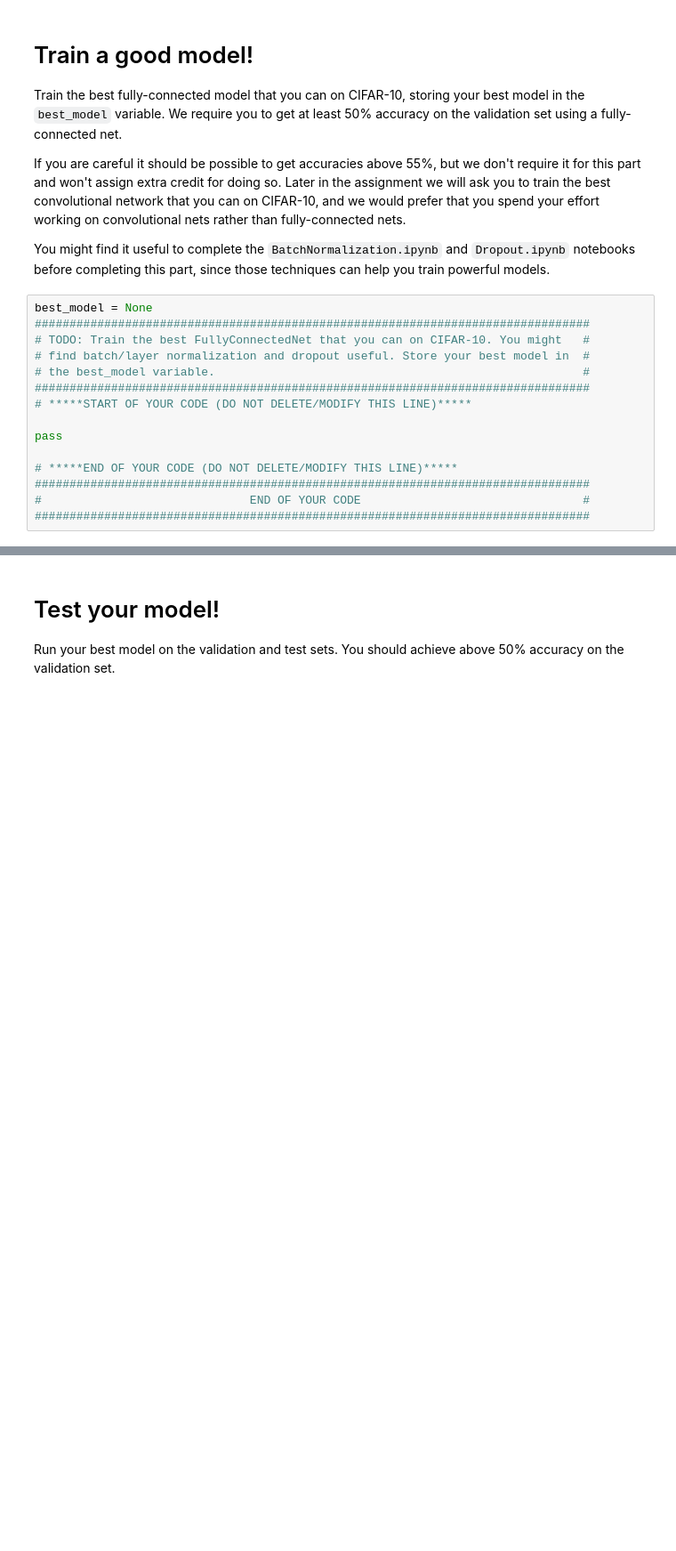
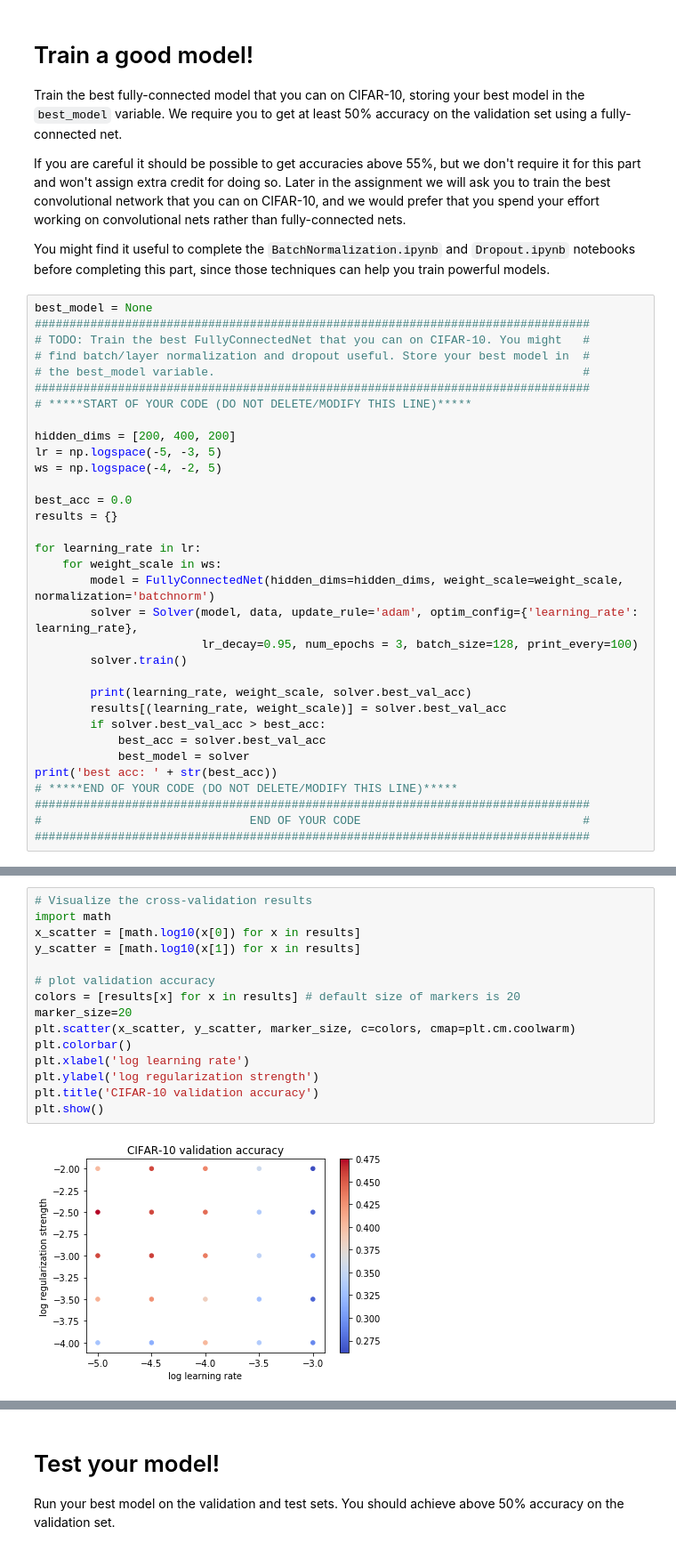
Before and after one commit to Becomebright/CS231n, a Jupyter notebook: assignment2/FullyConnectedNets.ipynb, the cells around one changed output, grey strips where cells are left out. Shown: that part at 89% size. Cells and saved outputs as stored; diff of their text form; blank space fills up the shorter version.

```diff
--- a/assignment2/FullyConnectedNets.ipynb
+++ b/assignment2/FullyConnectedNets.ipynb
@@ -721,8 +823,26 @@ best_model = None
 ################################################################################
 # *****START OF YOUR CODE (DO NOT DELETE/MODIFY THIS LINE)*****
 
-pass
+hidden_dims = [200, 400, 200]
+lr = np.logspace(-5, -3, 5)
+ws = np.logspace(-4, -2, 5)
 
+best_acc = 0.0
+results = {}
+
+for learning_rate in lr:
+    for weight_scale in ws:
+        model = FullyConnectedNet(hidden_dims=hidden_dims, weight_scale=weight_scale, normalization='batchnorm')
+        solver = Solver(model, data, update_rule='adam', optim_config={'learning_rate': learning_rate},
+                        lr_decay=0.95, num_epochs = 3, batch_size=128, print_every=100)
+        solver.train()
+
+        print(learning_rate, weight_scale, solver.best_val_acc)
+        results[(learning_rate, weight_scale)] = solver.best_val_acc
+        if solver.best_val_acc > best_acc:
+            best_acc = solver.best_val_acc
+            best_model = solver
+print('best acc: ' + str(best_acc))
 # *****END OF YOUR CODE (DO NOT DELETE/MODIFY THIS LINE)*****
 ################################################################################
 #                              END OF YOUR CODE                                #
@@ -729,0 +868,17 @@ pass
+# %%
+# Visualize the cross-validation results
+import math
+x_scatter = [math.log10(x[0]) for x in results]
+y_scatter = [math.log10(x[1]) for x in results]
+
+# plot validation accuracy
+colors = [results[x] for x in results] # default size of markers is 20
+marker_size=20
+plt.scatter(x_scatter, y_scatter, marker_size, c=colors, cmap=plt.cm.coolwarm)
+plt.colorbar()
+plt.xlabel('log learning rate')
+plt.ylabel('log regularization strength')
+plt.title('CIFAR-10 validation accuracy')
+plt.show()
+# %% [output]
+[figure, added]
```
Also changed, not shown: parts of 14 cells of this notebook, 2 other files.
